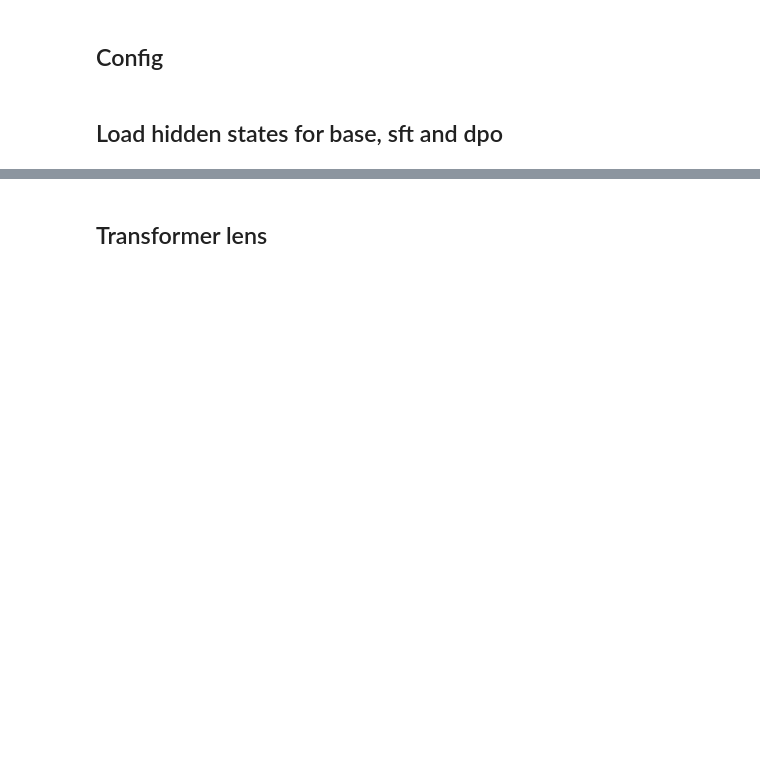
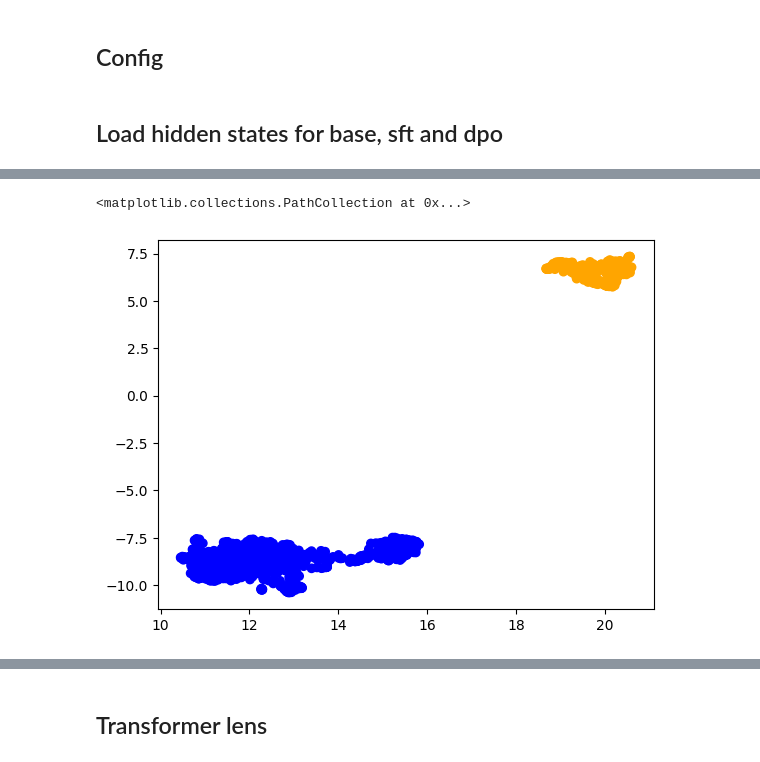
Before and after one commit to lauraaisling/analyse-llms, a Jupyter notebook: notebooks/Jigsaw_Toxic.ipynb, the cells around one changed output, grey strips where cells are left out. Drawn from its saved outputs; the diff is of its cells as text; code cells hidden in the pictures; blank space fills up the shorter version.

```diff
--- a/notebooks/Jigsaw_Toxic.ipynb
+++ b/notebooks/Jigsaw_Toxic.ipynb
@@ -102,0 +185,12 @@ They're exactly the same
+# %%
+km = KMeans(n_clusters=2, init='random',n_init=10, max_iter=300,) # tol=1e-04, random_state=0
+# %%
+umap_cluster = km.fit_predict(XY_UMAP[0*n:2*n,:])
+# %%
+plt.scatter(XY_UMAP[0:2*n,0],
+            XY_UMAP[0:2*n,1],
+            c=colors[umap_cluster%colors.size],
+            label = 'cluster '+str(umap_cluster))
+# %% [output]
+<matplotlib.collections.PathCollection at 0x...>
+[figure, added]
```
Also changed, not shown: parts of 67 cells of this notebook, 2 other files.
